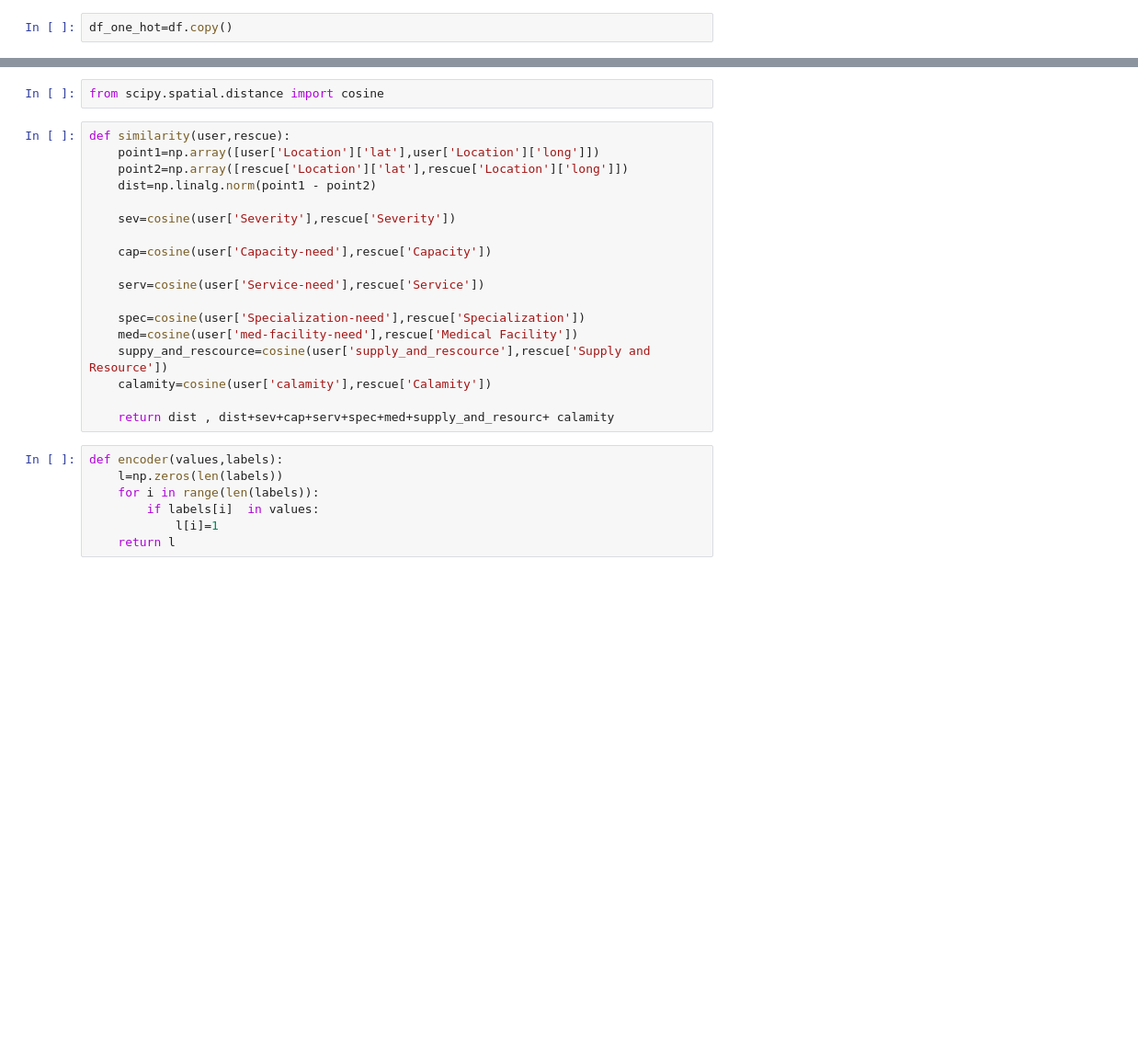
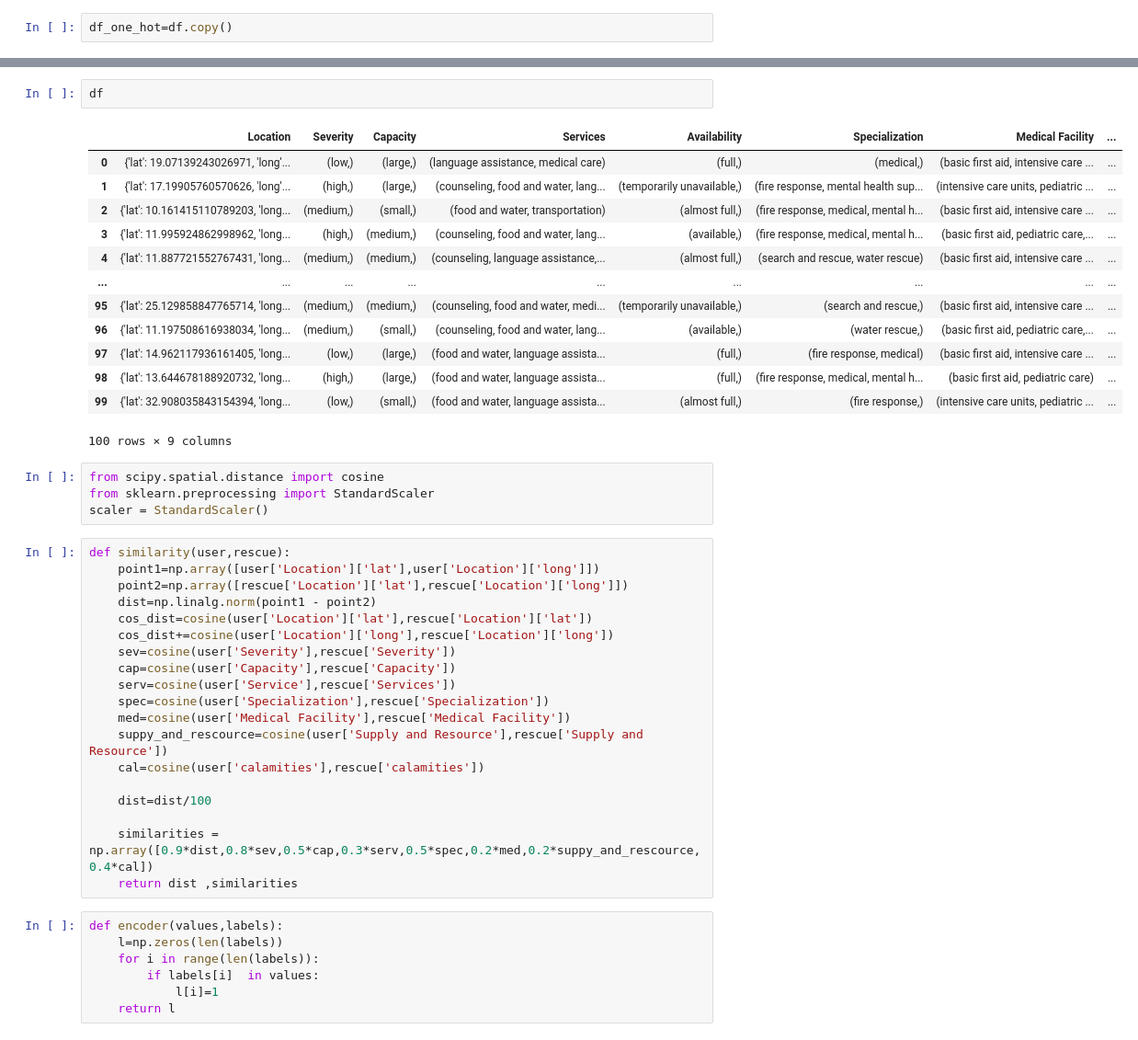
Before and after one commit to nagarajRPoojari/ML_SIH, a Jupyter notebook: trial.ipynb, the cells around one changed output, grey strips where cells are left out. Shown at 92% size. Saved outputs shown, nothing was run; the diff lists cells and outputs as text; blank space fills up the shorter version.

```diff
--- a/trial.ipynb
+++ b/trial.ipynb
@@ -118,24 +110,43 @@ df_one_hot
 100 rows × 9 columns
+# %%
+df
+# %% [output]
+|  | Location | Severity | Capacity | Services | Availability | Specialization | Medical Facility | ... |
+| 0 | {'lat': 19.07139243026971, 'long'... | (low,) | (large,) | (language assistance, medical care) | (full,) | (medical,) | (basic first aid, intensive care ... | ... |
+| 1 | {'lat': 17.19905760570626, 'long'... | (high,) | (large,) | (counseling, food and water, lang... | (temporarily unavailable,) | (fire response, mental health sup... | (intensive care units, pediatric ... | ... |
+| 2 | {'lat': 10.161415110789203, 'long... | (medium,) | (small,) | (food and water, transportation) | (almost full,) | (fire response, medical, mental h... | (basic first aid, intensive care ... | ... |
+| 3 | {'lat': 11.995924862998962, 'long... | (high,) | (medium,) | (counseling, food and water, lang... | (available,) | (fire response, medical, mental h... | (basic first aid, pediatric care,... | ... |
+| 4 | {'lat': 11.887721552767431, 'long... | (medium,) | (medium,) | (counseling, language assistance,... | (almost full,) | (search and rescue, water rescue) | (basic first aid, intensive care ... | ... |
+| ... | ... | ... | ... | ... | ... | ... | ... | ... |
+| 95 | {'lat': 25.129858847765714, 'long... | (medium,) | (medium,) | (counseling, food and water, medi... | (temporarily unavailable,) | (search and rescue,) | (basic first aid, intensive care ... | ... |
+| 96 | {'lat': 11.197508616938034, 'long... | (medium,) | (small,) | (counseling, food and water, lang... | (available,) | (water rescue,) | (basic first aid, pediatric care,... | ... |
+| 97 | {'lat': 14.962117936161405, 'long... | (low,) | (large,) | (food and water, language assista... | (full,) | (fire response, medical) | (basic first aid, intensive care ... | ... |
+| 98 | {'lat': 13.644678188920732, 'long... | (high,) | (large,) | (food and water, language assista... | (full,) | (fire response, medical, mental h... | (basic first aid, pediatric care) | ... |
+| 99 | {'lat': 32.908035843154394, 'long... | (low,) | (small,) | (food and water, language assista... | (almost full,) | (fire response,) | (intensive care units, pediatric ... | ... |
+100 rows × 9 columns
 # %%
 from scipy.spatial.distance import cosine
+from sklearn.preprocessing import StandardScaler
+scaler = StandardScaler()
 # %%
 def similarity(user,rescue):
     point1=np.array([user['Location']['lat'],user['Location']['long']])
     point2=np.array([rescue['Location']['lat'],rescue['Location']['long']])
     dist=np.linalg.norm(point1 - point2)
+    cos_dist=cosine(user['Location']['lat'],rescue['Location']['lat'])
+    cos_dist+=cosine(user['Location']['long'],rescue['Location']['long'])
+    sev=cosine(user['Severity'],rescue['Severity'])
+    cap=cosine(user['Capacity'],rescue['Capacity'])
+    serv=cosine(user['Service'],rescue['Services'])
+    spec=cosine(user['Specialization'],rescue['Specialization'])
+    med=cosine(user['Medical Facility'],rescue['Medical Facility'])
+    suppy_and_rescource=cosine(user['Supply and Resource'],rescue['Supply and Resource'])
+    cal=cosine(user['calamities'],rescue['calamities'])
 
-    sev=cosine(user['Severity'],rescue['Severity'])
+    dist=dist/100
 
-    cap=cosine(user['Capacity-need'],rescue['Capacity'])
-
-    serv=cosine(user['Service-need'],rescue['Service'])
-
-    spec=cosine(user['Specialization-need'],rescue['Specialization'])
-    med=cosine(user['med-facility-need'],rescue['Medical Facility'])
-    suppy_and_rescource=cosine(user['supply_and_rescource'],rescue['Supply and Resource'])
-    calamity=cosine(user['calamity'],rescue['Calamity'])
-
-    return dist , dist+sev+cap+serv+spec+med+supply_and_resourc+ calamity
+    similarities = np.array([0.9*dist,0.8*sev,0.5*cap,0.3*serv,0.5*spec,0.2*med,0.2*suppy_and_rescource, 0.4*cal])
+    return dist ,similarities
 # %%
 def encoder(values,labels):
     l=np.zeros(len(labels))
```
Also changed, not shown: parts of 33 cells of this notebook, 8 other files.
